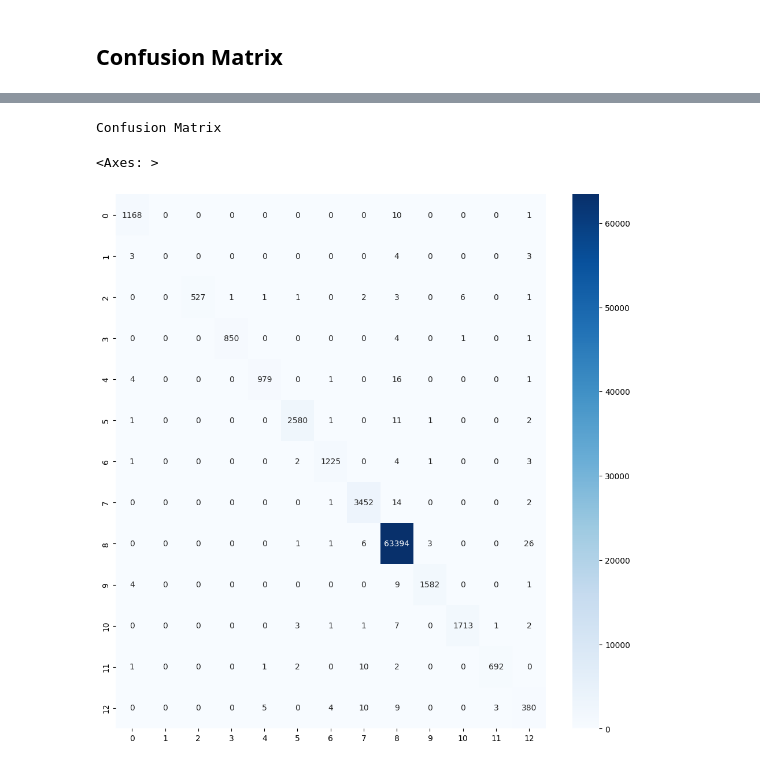
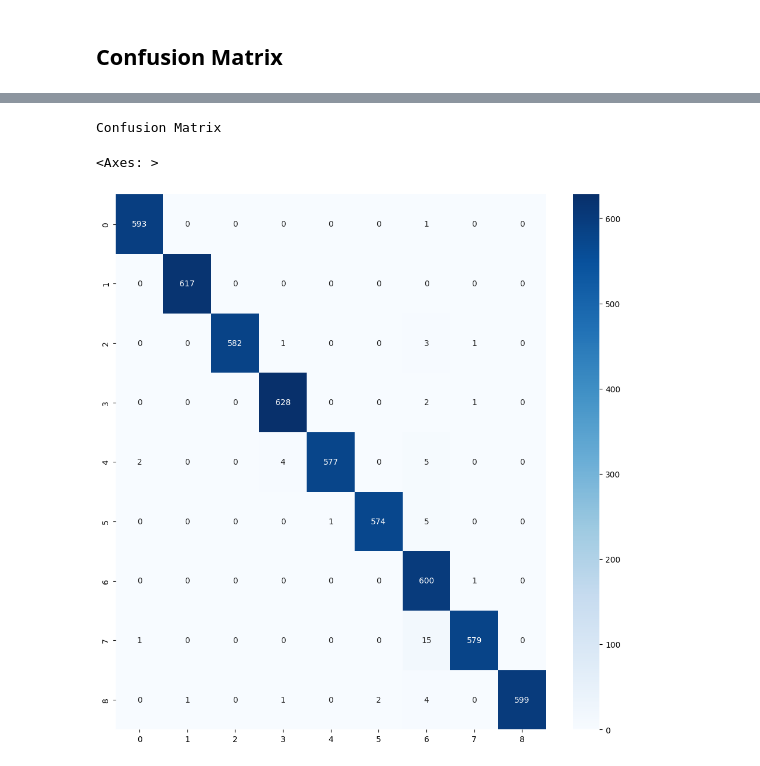
Before and after one commit to suryansh1619/Emotion-Analysis, a Jupyter notebook: emotion-analysis.ipynb, the cells around one changed output, grey strips where cells are left out. Saved outputs shown, nothing was run; the diff lists cells and outputs as text; code cells hidden in the pictures.

```diff
--- a/emotion-analysis.ipynb
+++ b/emotion-analysis.ipynb
@@ -270,2 +336,0 @@ print(df[df.isna().any(axis=1)])
-# %%
-df=df.dropna()
@@ -551,7 +601,7 @@ padded_sequences=pad_sequences(sequences, maxlen=maxlen)
 # %% [markdown]
 # Train-Test Split
 # %%
-x_train_lstm, x_test_lstm, y_train_lstm, y_test_lstm=train_test_split(padded_sequences, df['Label'], test_size=0.2, random_state=42)
+x_train_lstm, x_test_lstm, y_train_lstm, y_test_lstm=train_test_split(padded_sequences, df['Label'], test_size=0.1, random_state=42)
 # %%
 print(x_train_lstm.shape)
 print(y_train_lstm.shape)
@@ -590,7 +640,7 @@ model_lstm = Sequential([
     Dense(32, activation='relu'),
     Dropout(0.5),
     BatchNormalization(),
-    Dense(13, activation='softmax')
+    Dense(9, activation='softmax')
 ])
 # %% [markdown]
 ## Compiling the Model
@@ -632,9 +682,9 @@ Model: "sequential_1"
 ## Training the Model
 # %%
 %%time
-history = model_lstm.fit(x_train_lstm, y_train_lstm,
+history_lstm = model_lstm.fit(x_train_lstm, y_train_lstm,
                    validation_data=(x_test_lstm,y_test_lstm),
-                   batch_size=64,
+                   batch_size=16,
                    epochs=10,
                    callbacks=[tensorboard, checkpoint]
                   )
@@ -783,9 +822,9 @@ Confusion Matrix:
 # %%
 print('Confusion Matrix')
-cm_df_lstm = pd.DataFrame(cm_lstm, columns=y_test.unique())
+cm_df_lstm = pd.DataFrame(cm_lstm, columns=y_test_lstm.unique())
 plt.figure(figsize=(12,12))
 sns.heatmap(cm_df_lstm, annot=True, fmt='d',cmap='Blues', xticklabels=set(y_train_lstm), yticklabels=set(y_train_lstm))
 # %% [output]
 Confusion Matrix
 <Axes: >
-[figure, old version]
+[figure, new version]
```
Also changed, not shown: parts of 44 cells of this notebook, 4 other files.
